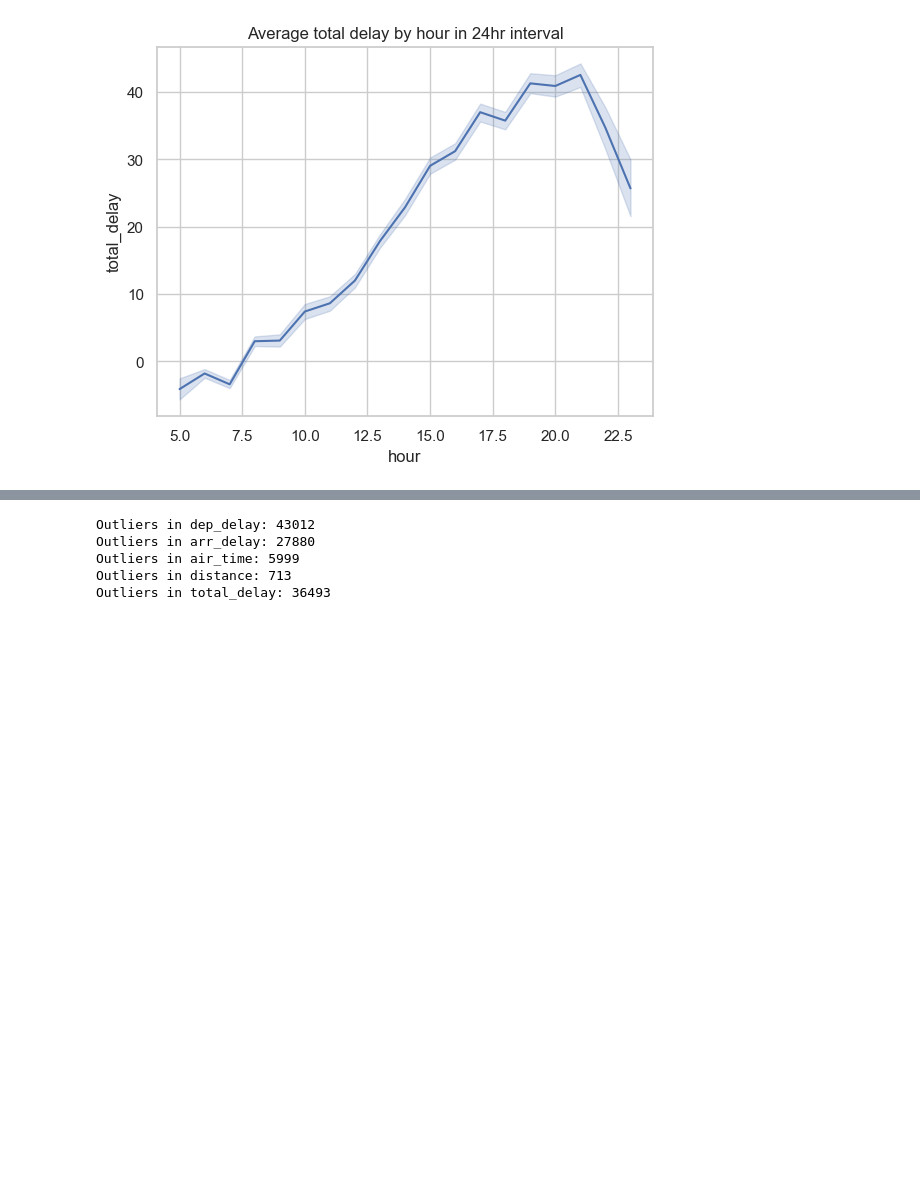
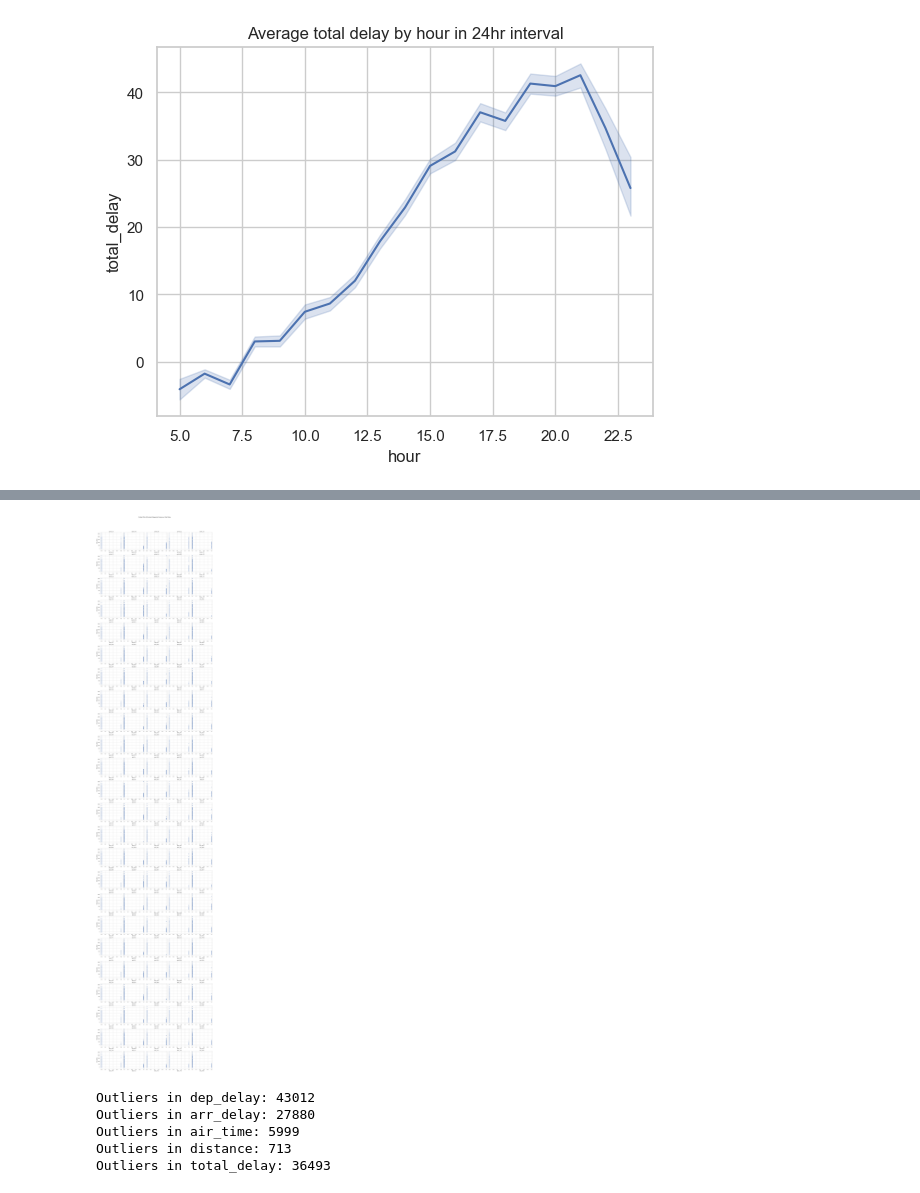
Before and after one commit to erictracc/ITEC4305_Group_Project, a Jupyter notebook: project.ipynb, the cells around one changed output, grey strips where cells are left out. Drawn from its saved outputs; the diff is of its cells as text; code cells hidden in the pictures; blank space fills up the shorter version.

```diff
--- a/project.ipynb
+++ b/project.ipynb
@@ -530,3 +544,50 @@ plt.show()
+# %%
+import seaborn as sns
+import matplotlib.pyplot as plt
+import pandas as pd
+
+# One-hot encode categorical features
+categorical_features = ['carrier', 'origin', 'dest']
+df_encoded = pd.get_dummies(df, columns=categorical_features, drop_first=True)
+target_column = 'total_delay'
+
+# Display the first few rows of the encoded DataFrame
+df_encoded.head()
+
+# List of encoded categorical columns
+encoded_categorical_columns = [col for col in df_encoded.columns if col.startswith(tuple(categorical_features))]
+
+# Calculate the number of rows and columns needed for the subplot grid
+num_features = len(encoded_categorical_columns)
+num_cols = 5  # Number of columns in the grid
+num_rows = (num_features // num_cols) + (1 if num_features % num_cols != 0 else 0)
+
+# Create subplots for each encoded feature
+fig, axes = plt.subplots(nrows=num_rows, ncols=num_cols, figsize=(20, 4 * num_rows), sharey=True)
+fig.suptitle('Scatter Plots of Encoded Categorical Features vs Total Delay')
+
+# Function to create scatter plots in subplots
+def create_subplots(data, x_column, y_column, title, ax):
+    sns.scatterplot(data=data, x=x_column, y=y_column, ax=ax)
+    ax.set_title(title)
+    ax.set_xlabel(x_column)
+    ax.set_ylabel(y_column)
+
+# Create scatter plots for each encoded categorical feature
+for i, col in enumerate(encoded_categorical_columns):
+    row = i // num_cols
+    col_num = i % num_cols
+    create_subplots(df_encoded, col, target_column, col, axes[row, col_num])
+
+# Hide any unused subplots
+for i in range(num_features, num_rows * num_cols):
+    fig.delaxes(axes.flatten()[i])
+
+# Adjust layout to prevent overlap
+plt.tight_layout(rect=[0, 0, 1, 0.96])
+plt.show()
+# %% [output]
+[figure, added]
 # %%
 # Detect outliers using IQR
 for feature in numerical_features:
```
Also changed, not shown: parts of 19 cells of this notebook.
